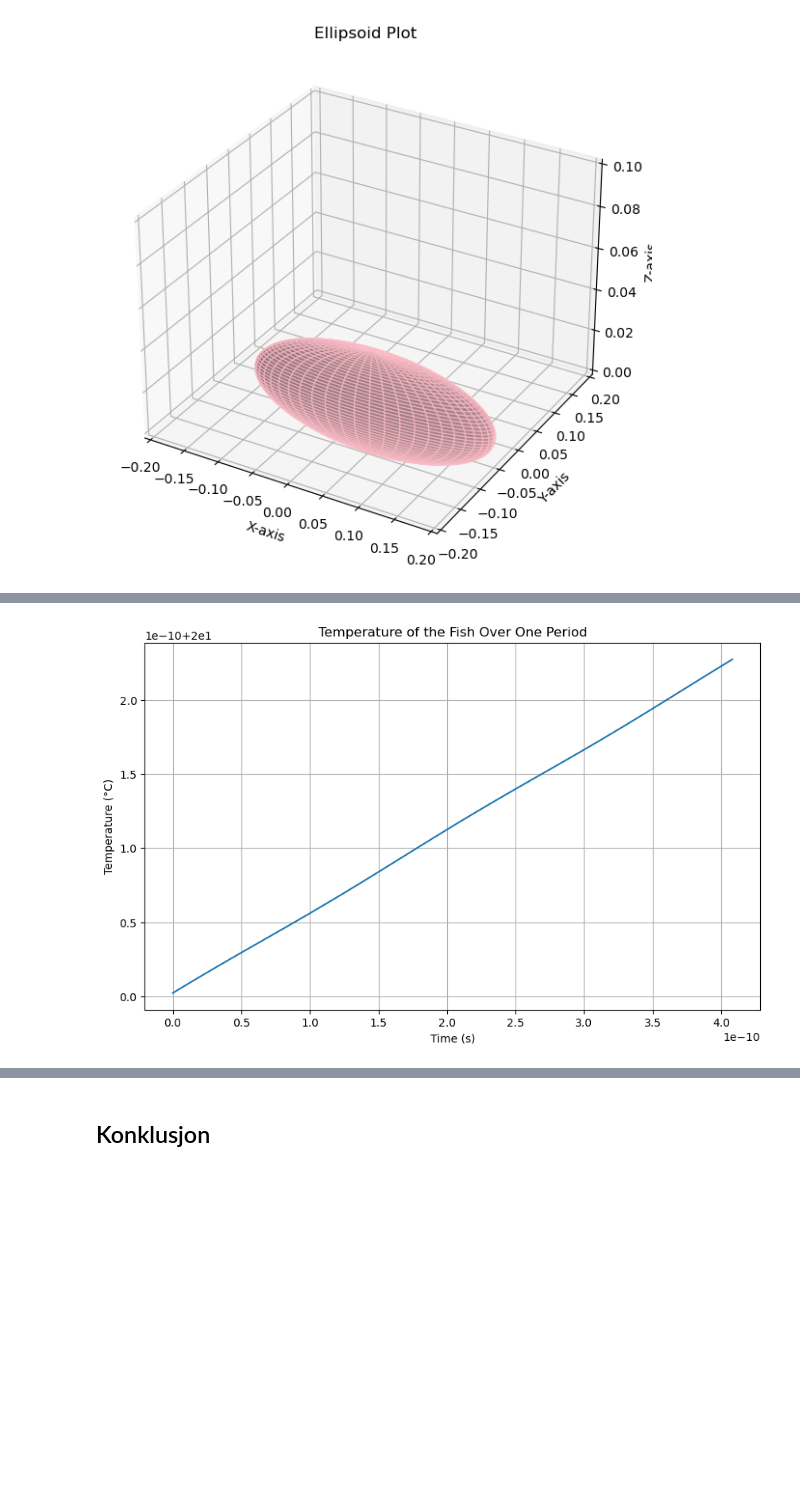
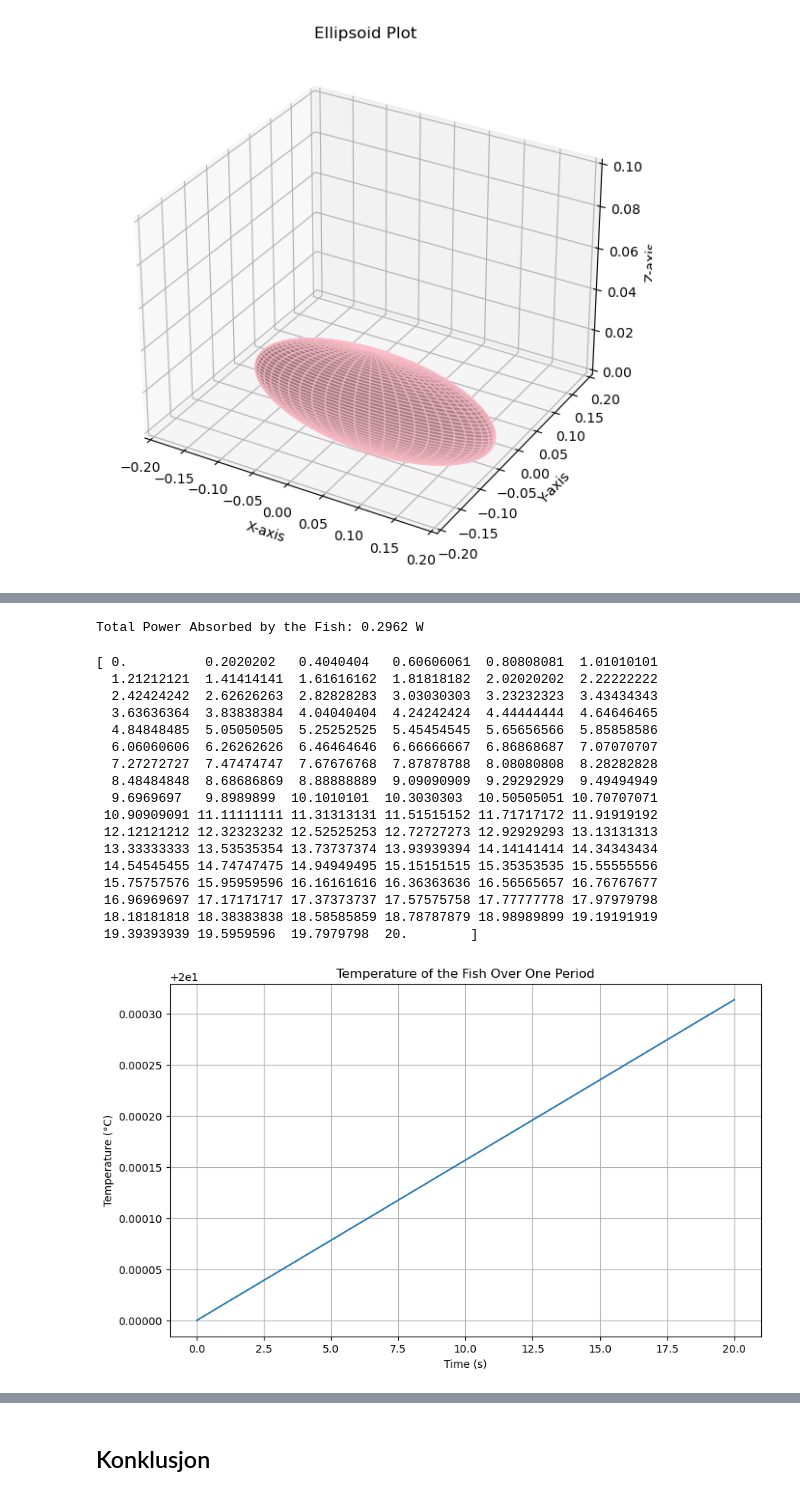
Before and after one commit to VictJoh/ElMag-Computational-Essay, a Jupyter notebook: compessay.ipynb, the cells around one changed output, grey strips where cells are left out. Drawn from its saved outputs; the diff is of its cells as text; code cells hidden in the pictures; blank space fills up the shorter version.

```diff
--- a/compessay.ipynb
+++ b/compessay.ipynb
@@ -449,24 +447,55 @@ energy_absorbed = np.cumsum(total_power_absorbed_time * (t_values[1] - t_values[
+# %%
+# Compute power density only inside the fish
+power_density = np.zeros_like(X)
+power_density[inside_fish] = P_total(E_x_all.mean(axis=0)[inside_fish], E_z_all.mean(axis=0)[inside_fish])
+
+dx = x[1] - x[0]
+dz = z[1] - z[0]
+dV = dx * dz * 1
+
+# Total power absorbed
+total_power_absorbed = np.sum(power_density[inside_fish] * dV)
+print(f"Total Power Absorbed by the Fish: {total_power_absorbed:.4f} W")
+# %% [output]
+Total Power Absorbed by the Fish: 0.2962 W
 # %%
 c_p = 4200  # J/(kg·K)
 m_fish = 4.5  # kg
 
 # Initial temperature
 T_initial = 20   # °C
 
 # Calculate temperature over time
-Delta_T = energy_absorbed / (m_fish * c_p)
+Delta_T = (total_power_absorbed / (m_fish * c_p)) * t_values
 T_values = T_initial + Delta_T
 
 # Plot temperature over time
 plt.figure(figsize=(10, 6))
 plt.plot(t_values, T_values)
 plt.xlabel('Time (s)')
 plt.ylabel('Temperature (°C)')
 plt.title('Temperature of the Fish Over One Period')
 plt.grid(True)
 plt.show()
 # %% [output]
+[ 0.          0.2020202   0.4040404   0.60606061  0.80808081  1.01010101
+  1.21212121  1.41414141  1.61616162  1.81818182  2.02020202  2.22222222
+  2.42424242  2.62626263  2.82828283  3.03030303  3.23232323  3.43434343
+  3.63636364  3.83838384  4.04040404  4.24242424  4.44444444  4.64646465
+  4.84848485  5.05050505  5.25252525  5.45454545  5.65656566  5.85858586
+  6.06060606  6.26262626  6.46464646  6.66666667  6.86868687  7.07070707
+  7.27272727  7.47474747  7.67676768  7.87878788  8.08080808  8.28282828
+  8.48484848  8.68686869  8.88888889  9.09090909  9.29292929  9.49494949
+  9.6969697   9.8989899  10.1010101  10.3030303  10.50505051 10.70707071
+ 10.90909091 11.11111111 11.31313131 11.51515152 11.71717172 11.91919192
+ 12.12121212 12.32323232 12.52525253 12.72727273 12.92929293 13.13131313
+ 13.33333333 13.53535354 13.73737374 13.93939394 14.14141414 14.34343434
+ 14.54545455 14.74747475 14.94949495 15.15151515 15.35353535 15.55555556
+ 15.75757576 15.95959596 16.16161616 16.36363636 16.56565657 16.76767677
+ 16.96969697 17.17171717 17.37373737 17.57575758 17.77777778 17.97979798
+ 18.18181818 18.38383838 18.58585859 18.78787879 18.98989899 19.19191919
+ 19.39393939 19.5959596  19.7979798  20.        ]
-[figure, old version]
+[figure, new version]
 # %%
 dt = (t_values[-1] - t_values[0])
 dT = (T_values[-1] - T_values[0])
```
Also changed, not shown: parts of 8 cells of this notebook.
